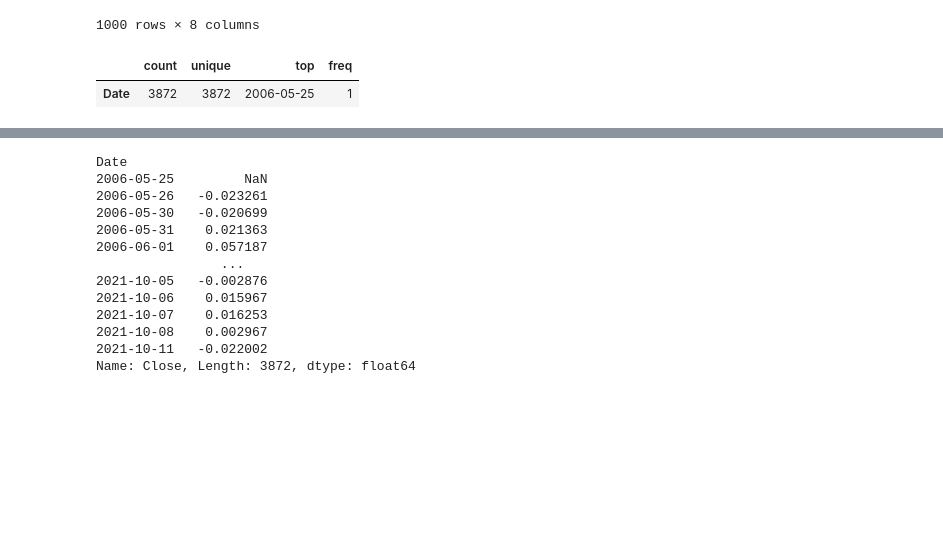
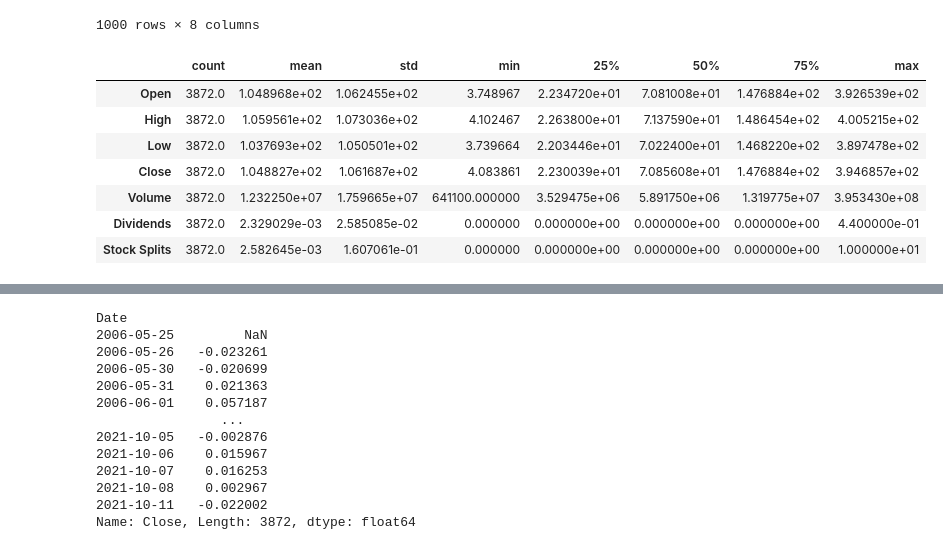
Before and after one commit to srijita1406/Machine-Learning-Projects, a Jupyter notebook: mastercard-stock-data.ipynb, the cells around one changed output, grey strips where cells are left out. Cells and saved outputs as stored; diff of their text form; code cells hidden in the pictures; blank space fills up the shorter version.

Commit message:
Kaggle Notebook | Mastercard Stock Data Forecasting | Version 5

```diff
--- a/mastercard-stock-data.ipynb
+++ b/mastercard-stock-data.ipynb
@@ -71,7 +71,13 @@ data.head(1000)
 | 999 | 2010-05-14 | 20.290948 | 20.735785 | 19.703801 | 20.022350 | 101983000 | 0.0 | 0.0 |
 1000 rows × 8 columns
 # %%
-data.describe(include='object').T
+data.describe().T
 # %% [output]
-|  | count | unique | top | freq |
-| Date | 3872 | 3872 | 2006-05-25 | 1 |
+|  | count | mean | std | min | 25% | 50% | 75% | max |
+| Open | 3872.0 | 1.048968e+02 | 1.062455e+02 | 3.748967 | 2.234720e+01 | 7.081008e+01 | 1.476884e+02 | 3.926539e+02 |
+| High | 3872.0 | 1.059561e+02 | 1.073036e+02 | 4.102467 | 2.263800e+01 | 7.137590e+01 | 1.486454e+02 | 4.005215e+02 |
+| Low | 3872.0 | 1.037693e+02 | 1.050501e+02 | 3.739664 | 2.203446e+01 | 7.022400e+01 | 1.468220e+02 | 3.897478e+02 |
+| Close | 3872.0 | 1.048827e+02 | 1.061687e+02 | 4.083861 | 2.230039e+01 | 7.085608e+01 | 1.476884e+02 | 3.946857e+02 |
+| Volume | 3872.0 | 1.232250e+07 | 1.759665e+07 | 641100.000000 | 3.529475e+06 | 5.891750e+06 | 1.319775e+07 | 3.953430e+08 |
+| Dividends | 3872.0 | 2.329029e-03 | 2.585085e-02 | 0.000000 | 0.000000e+00 | 0.000000e+00 | 0.000000e+00 | 4.400000e-01 |
+| Stock Splits | 3872.0 | 2.582645e-03 | 1.607061e-01 | 0.000000 | 0.000000e+00 | 0.000000e+00 | 0.000000e+00 | 1.000000e+01 |
```
Also changed, not shown: parts of 29 cells of this notebook.
